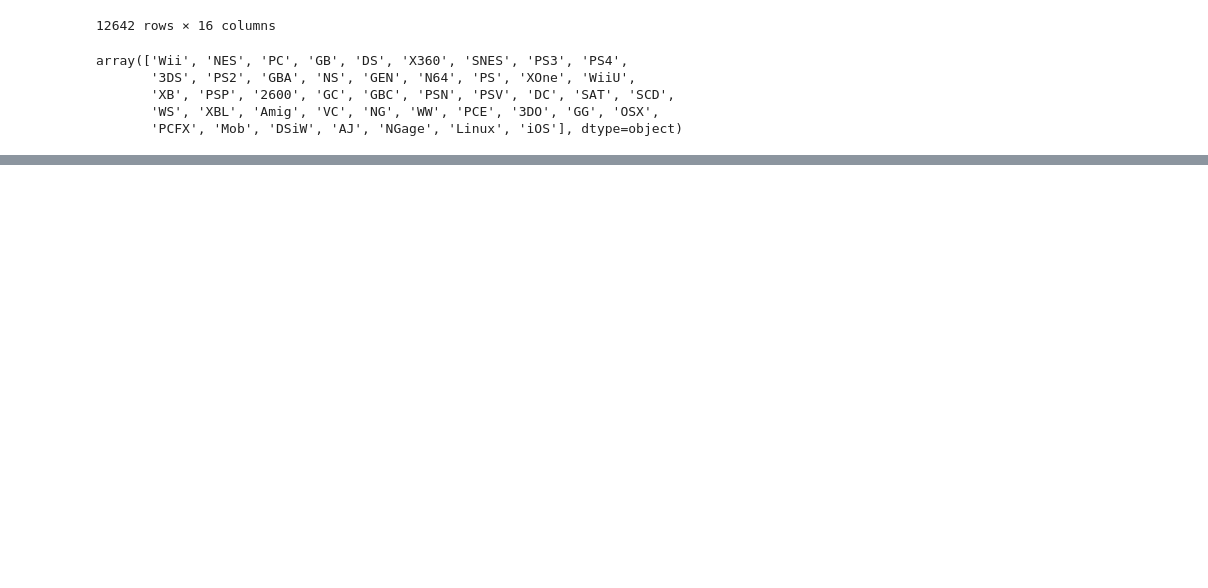
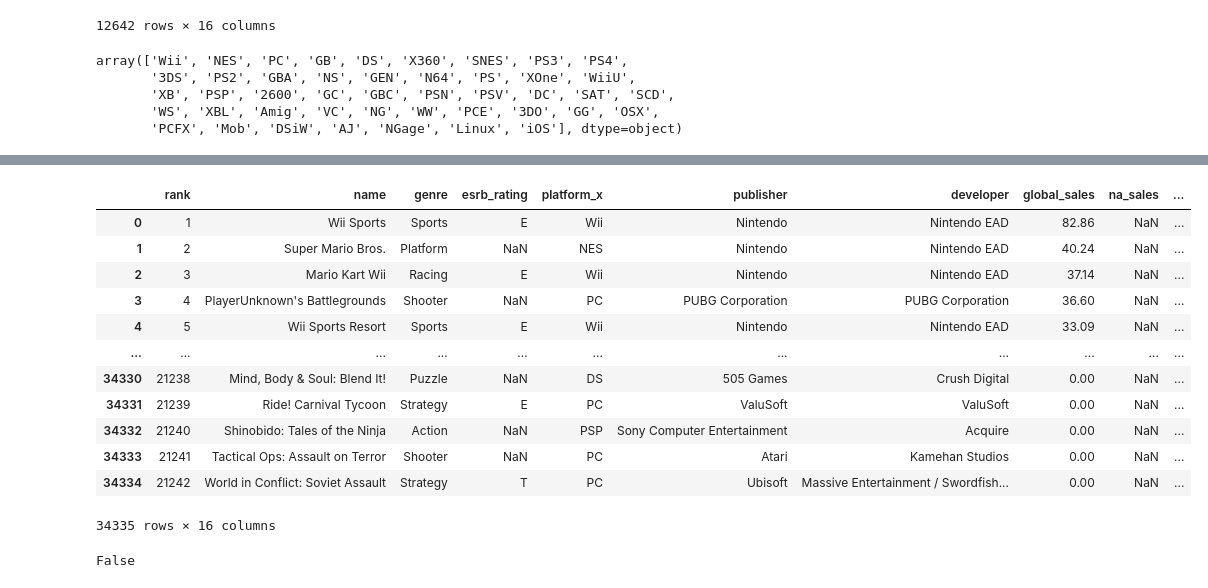
Before and after one commit to mrcslx/game_sales, a Jupyter notebook: scripts/01_cleaning.ipynb, the cells around one changed output, grey strips where cells are left out. Drawn from its saved outputs; the diff is of its cells as text; code cells hidden in the pictures; blank space fills up the shorter version.

```diff
--- a/scripts/01_cleaning.ipynb
+++ b/scripts/01_cleaning.ipynb
@@ -127,6 +127,8 @@ array(['Wii', 'NES', 'PC', 'GB', 'DS', 'X360', 'SNES', 'PS3', 'PS4',
        'XB', 'PSP', '2600', 'GC', 'GBC', 'PSN', 'PSV', 'DC', 'SAT', 'SCD',
        'WS', 'XBL', 'Amig', 'VC', 'NG', 'WW', 'PCE', '3DO', 'GG', 'OSX',
        'PCFX', 'Mob', 'DSiW', 'AJ', 'NGage', 'Linux', 'iOS'], dtype=object)
+# %%
+sales_2016 = pd.read_csv(here("./raw_data/sales-2016-with-ratings.csv")).clean_names()
 # %%
 # replace NAs in year column with 0
 sales_2016['year_of_release'] = sales_2016['year_of_release'].fillna(0)
@@ -136,4 +138,13 @@ sales_2016["year_of_release"] = sales_2016["year_of_release"].astype(int)
 # %%
 # drop all rows where critic_score through user_count are all NaN
 sales_2016.dropna(subset=sales_2016.columns[10:14], how='all', inplace=True)
+# %%
+# drop columns we won't be needing
+sales_2016 = sales_2016.loc[:, ['name', 'platform', 'critic_score', 'user_score']]
+# %%
+# convert user_score from object to float in order to turn all "tbd" into NaN
+sales_2016['user_score'] = pd.to_numeric(sales_2016['user_score'],errors = 'coerce')
+# %%
+# drop all rows where both critic_score and user_score are NaN
+sales_2016.dropna(subset=sales_2016.columns[2:4], how='all', inplace=True)
 # %%
@@ -145,0 +182,20 @@ Index(['name', 'platform', 'year_of_release', 'genre', 'publisher', 'na_sales',
+# %%
+sales_2019.merge(sales_2016, how='left', on='name')
+# %% [output]
+|  | rank | name | genre | esrb_rating | platform_x | publisher | developer | global_sales | na_sales | ... |
+| 0 | 1 | Wii Sports | Sports | E | Wii | Nintendo | Nintendo EAD | 82.86 | NaN | ... |
+| 1 | 2 | Super Mario Bros. | Platform | NaN | NES | Nintendo | Nintendo EAD | 40.24 | NaN | ... |
+| 2 | 3 | Mario Kart Wii | Racing | E | Wii | Nintendo | Nintendo EAD | 37.14 | NaN | ... |
+| 3 | 4 | PlayerUnknown's Battlegrounds | Shooter | NaN | PC | PUBG Corporation | PUBG Corporation | 36.60 | NaN | ... |
+| 4 | 5 | Wii Sports Resort | Sports | E | Wii | Nintendo | Nintendo EAD | 33.09 | NaN | ... |
+| ... | ... | ... | ... | ... | ... | ... | ... | ... | ... | ... |
+| 34330 | 21238 | Mind, Body & Soul: Blend It! | Puzzle | NaN | DS | 505 Games | Crush Digital | 0.00 | NaN | ... |
+| 34331 | 21239 | Ride! Carnival Tycoon | Strategy | E | PC | ValuSoft | ValuSoft | 0.00 | NaN | ... |
+| 34332 | 21240 | Shinobido: Tales of the Ninja | Action | NaN | PSP | Sony Computer Entertainment | Acquire | 0.00 | NaN | ... |
+| 34333 | 21241 | Tactical Ops: Assault on Terror | Shooter | NaN | PC | Atari | Kamehan Studios | 0.00 | NaN | ... |
+| 34334 | 21242 | World in Conflict: Soviet Assault | Strategy | T | PC | Ubisoft | Massive Entertainment / Swordfish... | 0.00 | NaN | ... |
+34335 rows × 16 columns
+# %%
+sales_2016['name'].is_unique
+# %% [output]
+False
```
Also changed, not shown: parts of 2 cells of this notebook.
